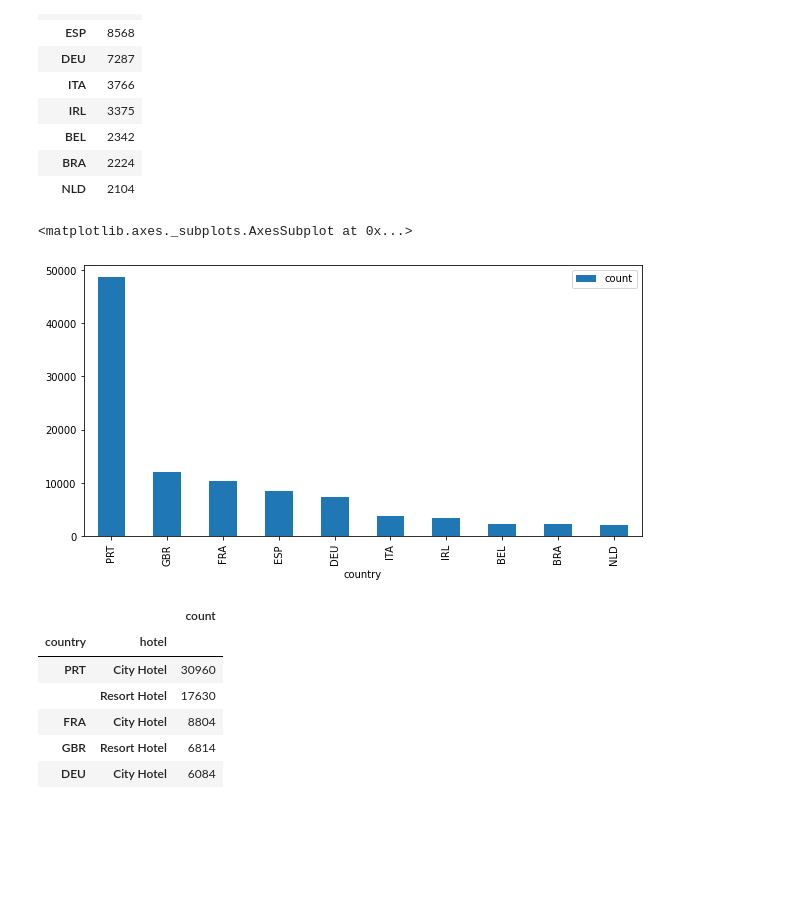
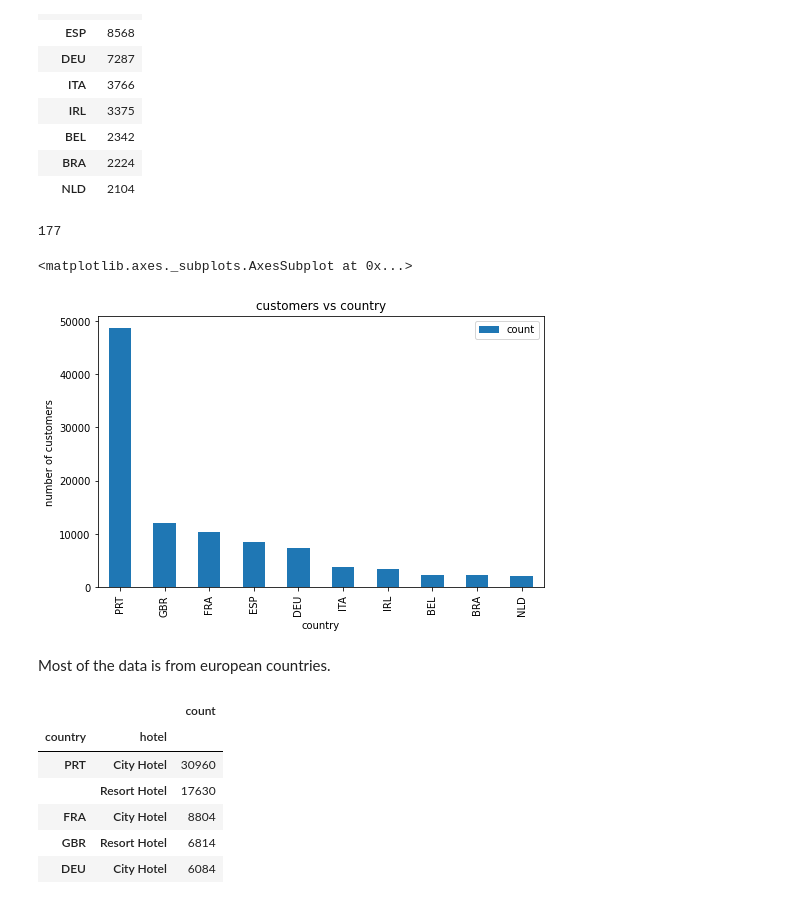
Before and after one commit to dkd99/hotel-booking-analysis, a Jupyter notebook: Hotel_Booking_Analysis_Capstone_Project.ipynb, the cells around one changed output. Drawn from its saved outputs; the diff is of its cells as text; code cells hidden in the pictures; blank space fills up the shorter version.

```diff
--- a/Hotel_Booking_Analysis_Capstone_Project.ipynb
+++ b/Hotel_Booking_Analysis_Capstone_Project.ipynb
@@ -641,7 +684,7 @@ hotel_df[['arrival_date_month','adr']].groupby('arrival_date_month').aggregate({
 [figure]
 # %%
 from matplotlib import rcParams
-rcParams['figure.figsize'] = 11.7,8.27
+rcParams['figure.figsize'] = 8,5
 sns.countplot(data=hotel_df,x='arrival_date_month',hue='arrival_date_year')
 # %% [output]
 <matplotlib.axes._subplots.AxesSubplot at 0x...>
@@ -1322,11 +1421,17 @@ hotel_df[['adr','country']].groupby('country').aggregate({'adr':'count'}).rename
 | BEL | 2342 |
 | BRA | 2224 |
 | NLD | 2104 |
+# %%
+hotel_df['country'].nunique()
+# %% [output]
+177
 # %%
-hotel_df[['adr','country']].groupby('country').aggregate({'adr':'count'}).rename(columns={'adr':'count'}).sort_values('count',ascending=False).head(10).plot(kind='bar')
+hotel_df[['adr','country']].groupby('country').aggregate({'adr':'count'}).rename(columns={'adr':'count'}).sort_values('count',ascending=False).head(10).plot(kind='bar',title='customers vs country',ylabel='number of customers')
 # %% [output]
 <matplotlib.axes._subplots.AxesSubplot at 0x...>
-[figure, old version]
+[figure, new version]
+# %% [markdown]
+Most of the data is from european countries.
 # %%
 hotel_df[['adr','country','hotel']].groupby(['country','hotel']).aggregate({'adr':'count'}).rename(columns={'adr':'count'}).sort_values('count',ascending=False).head(10)
 # %% [output]
```
Also changed, not shown: parts of 131 cells of this notebook.
